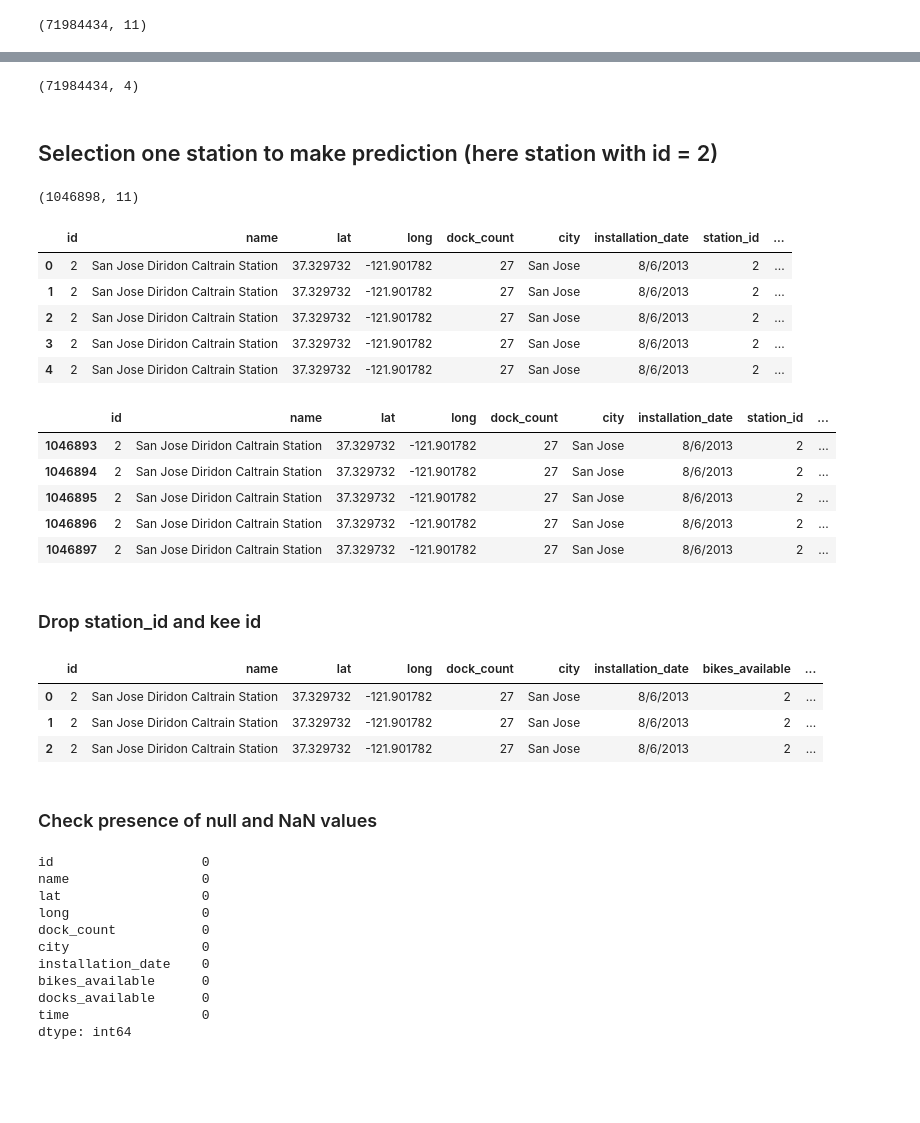
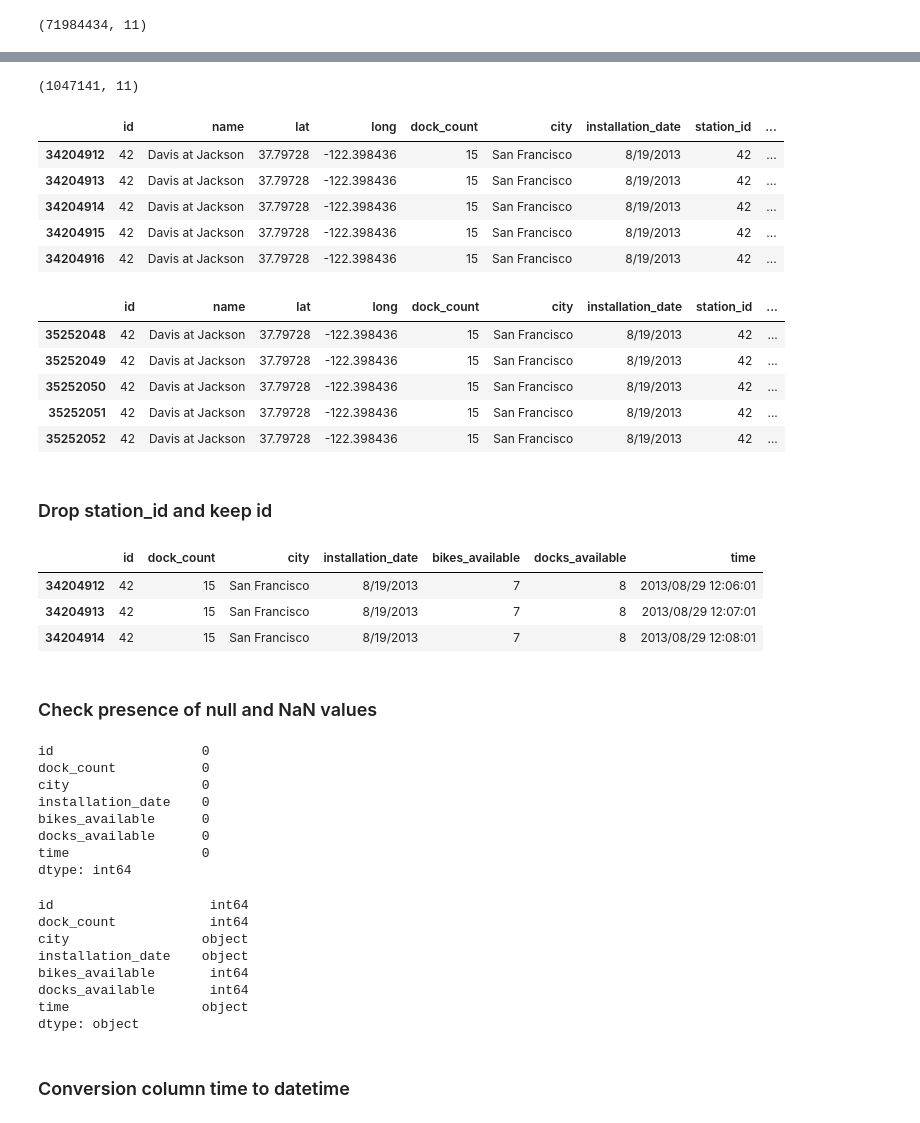
Before and after one commit to Desmoniak/Simple_Federated_Learning, a Jupyter notebook: RNN_LSTM.ipynb, the cells around one changed output, grey strips where cells are left out. Saved outputs shown, nothing was run; the diff lists cells and outputs as text; code cells hidden in the pictures; blank space fills up the shorter version.

Commit message:
Visualization for one station
Signed-off-by: Guillaume COGONI <cogoni.guillaume@gmail.com>

```diff
--- a/RNN_LSTM.ipynb
+++ b/RNN_LSTM.ipynb
@@ -48,6 +62,8 @@ dataset.shape
+# %%
+id = 42
+# %%
+dataset_station_id = dataset.loc[dataset['id'] == id]
 # %%
-dataset_station_statut.shape
+dataset_station_id.shape
 # %% [output]
-(71984434, 4)
+(1047141, 11)
-# %% [markdown]
-## Selection one station to make prediction (here station with id = 2)
@@ -56,25 +70,21 @@ dataset_station_2 = dataset.loc[dataset['id'] == 2]
-# %%
-dataset_station_2.shape
-# %% [output]
-(1046898, 11)
 # %%
-dataset_station_2.head(5)
+dataset_station_id.head(5)
 # %% [output]
 |  | id | name | lat | long | dock_count | city | installation_date | station_id | ... |
-| 0 | 2 | San Jose Diridon Caltrain Station | 37.329732 | -121.901782 | 27 | San Jose | 8/6/2013 | 2 | ... |
-| 1 | 2 | San Jose Diridon Caltrain Station | 37.329732 | -121.901782 | 27 | San Jose | 8/6/2013 | 2 | ... |
-| 2 | 2 | San Jose Diridon Caltrain Station | 37.329732 | -121.901782 | 27 | San Jose | 8/6/2013 | 2 | ... |
-| 3 | 2 | San Jose Diridon Caltrain Station | 37.329732 | -121.901782 | 27 | San Jose | 8/6/2013 | 2 | ... |
-| 4 | 2 | San Jose Diridon Caltrain Station | 37.329732 | -121.901782 | 27 | San Jose | 8/6/2013 | 2 | ... |
+| 34204912 | 42 | Davis at Jackson | 37.79728 | -122.398436 | 15 | San Francisco | 8/19/2013 | 42 | ... |
+| 34204913 | 42 | Davis at Jackson | 37.79728 | -122.398436 | 15 | San Francisco | 8/19/2013 | 42 | ... |
+| 34204914 | 42 | Davis at Jackson | 37.79728 | -122.398436 | 15 | San Francisco | 8/19/2013 | 42 | ... |
+| 34204915 | 42 | Davis at Jackson | 37.79728 | -122.398436 | 15 | San Francisco | 8/19/2013 | 42 | ... |
+| 34204916 | 42 | Davis at Jackson | 37.79728 | -122.398436 | 15 | San Francisco | 8/19/2013 | 42 | ... |
 # %%
-dataset_station_2.tail(5)
+dataset_station_id.tail(5)
 # %% [output]
 |  | id | name | lat | long | dock_count | city | installation_date | station_id | ... |
-| 1046893 | 2 | San Jose Diridon Caltrain Station | 37.329732 | -121.901782 | 27 | San Jose | 8/6/2013 | 2 | ... |
-| 1046894 | 2 | San Jose Diridon Caltrain Station | 37.329732 | -121.901782 | 27 | San Jose | 8/6/2013 | 2 | ... |
-| 1046895 | 2 | San Jose Diridon Caltrain Station | 37.329732 | -121.901782 | 27 | San Jose | 8/6/2013 | 2 | ... |
-| 1046896 | 2 | San Jose Diridon Caltrain Station | 37.329732 | -121.901782 | 27 | San Jose | 8/6/2013 | 2 | ... |
-| 1046897 | 2 | San Jose Diridon Caltrain Station | 37.329732 | -121.901782 | 27 | San Jose | 8/6/2013 | 2 | ... |
+| 35252048 | 42 | Davis at Jackson | 37.79728 | -122.398436 | 15 | San Francisco | 8/19/2013 | 42 | ... |
+| 35252049 | 42 | Davis at Jackson | 37.79728 | -122.398436 | 15 | San Francisco | 8/19/2013 | 42 | ... |
+| 35252050 | 42 | Davis at Jackson | 37.79728 | -122.398436 | 15 | San Francisco | 8/19/2013 | 42 | ... |
+| 35252051 | 42 | Davis at Jackson | 37.79728 | -122.398436 | 15 | San Francisco | 8/19/2013 | 42 | ... |
+| 35252052 | 42 | Davis at Jackson | 37.79728 | -122.398436 | 15 | San Francisco | 8/19/2013 | 42 | ... |
 # %% [markdown]
-### Drop station_id and kee id
+### Drop station_id and keep id
 # %%
@@ -82,19 +92,16 @@ dataset_station_2 = dataset_station_2.drop('station_id', axis=1)
 # %%
-dataset_station_2.head(3)
+dataset_station_id_transform.head(3)
 # %% [output]
-|  | id | name | lat | long | dock_count | city | installation_date | bikes_available | ... |
-| 0 | 2 | San Jose Diridon Caltrain Station | 37.329732 | -121.901782 | 27 | San Jose | 8/6/2013 | 2 | ... |
-| 1 | 2 | San Jose Diridon Caltrain Station | 37.329732 | -121.901782 | 27 | San Jose | 8/6/2013 | 2 | ... |
-| 2 | 2 | San Jose Diridon Caltrain Station | 37.329732 | -121.901782 | 27 | San Jose | 8/6/2013 | 2 | ... |
+|  | id | dock_count | city | installation_date | bikes_available | docks_available | time |
+| 34204912 | 42 | 15 | San Francisco | 8/19/2013 | 7 | 8 | 2013/08/29 12:06:01 |
+| 34204913 | 42 | 15 | San Francisco | 8/19/2013 | 7 | 8 | 2013/08/29 12:07:01 |
+| 34204914 | 42 | 15 | San Francisco | 8/19/2013 | 7 | 8 | 2013/08/29 12:08:01 |
 # %% [markdown]
 ### Check presence of null and NaN values
 # %%
-dataset_station_2.isna().sum()
+dataset_station_id_transform.isna().sum()
 # %% [output]
 id                   0
-name                 0
-lat                  0
-long                 0
 dock_count           0
 city                 0
 installation_date    0
@@ -102,3 +109,16 @@ bikes_available      0
 docks_available      0
 time                 0
 dtype: int64
+# %%
+dataset_station_id_transform.dtypes
+# %% [output]
+id                    int64
+dock_count            int64
+city                 object
+installation_date    object
+bikes_available       int64
+docks_available       int64
+time                 object
+dtype: object
+# %% [markdown]
+### Conversion column time to datetime
```
Also changed, not shown: parts of 33 cells of this notebook.
